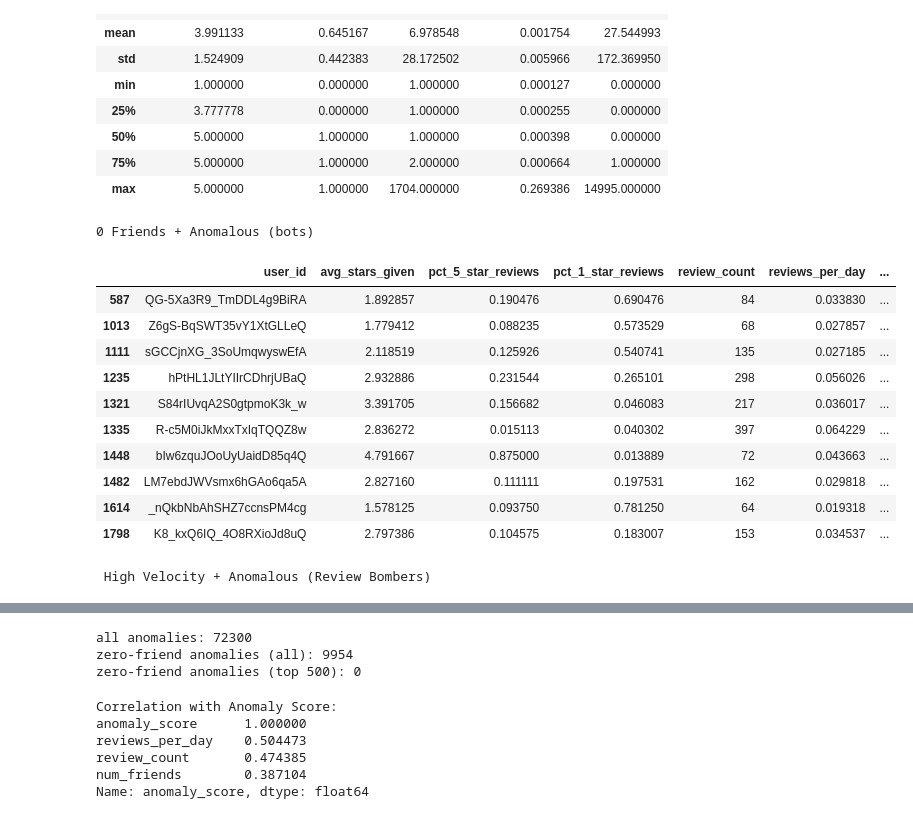
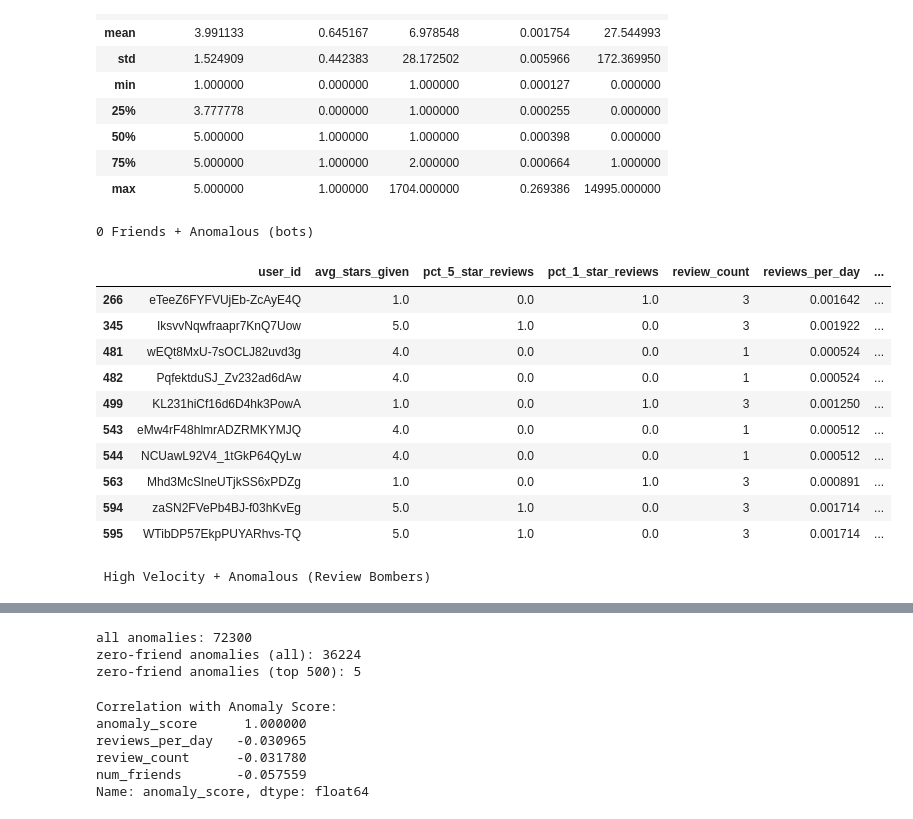
Before and after one commit to lpakingan/DATA228_GroupProject, a Jupyter notebook: notebooks/user_anomaly_analysis.ipynb, the cells around one changed output, grey strips where cells are left out. Saved outputs shown, nothing was run; the diff lists cells and outputs as text; code cells hidden in the pictures.

```diff
--- a/notebooks/user_anomaly_analysis.ipynb
+++ b/notebooks/user_anomaly_analysis.ipynb
@@ -56,47 +56,47 @@ df[df["is_anomaly"] == 1][[
 import pandas as pd
 from pathlib import Path
 
-# Load Phase 2 results
+# Load Phase 2 results (winner sweep output)
 PROJECT_ROOT = Path.cwd().parent
-ANOMALY_PATH = PROJECT_ROOT / "outputs" / "user_anomaly_scores.parquet"
+ANOMALY_PATH = PROJECT_ROOT / "outputs" / "user_anomaly_scores_winner.parquet"
 
 df = pd.read_parquet(ANOMALY_PATH)
 
 top_anomalies = (
     df[df["is_anomaly"] == 1]
     .sort_values("anomaly_score", ascending=False)
 )
 # Find users with 0 friends who are in anomaly list
 # bots
 bots = top_anomalies[
     (top_anomalies['num_friends'] == 0) &
     (top_anomalies['is_anomaly'] == 1)
 ].head(10)
 
 # Find "Review Bombers"
 # (Using 0.1 instead of 1.0 based on max of 0.269)
 bombers = top_anomalies[
     (top_anomalies['reviews_per_day'] > 0.1) &
     (top_anomalies['is_anomaly'] == 1)
 ].head(10)
 
 print("0 Friends + Anomalous (bots)")
 display(bots)
 
 print("\n High Velocity + Anomalous (Review Bombers)")
 display(bombers)
 # %% [output]
 0 Friends + Anomalous (bots)
 |  | user_id | avg_stars_given | pct_5_star_reviews | pct_1_star_reviews | review_count | reviews_per_day | ... |
-| 587 | QG-5Xa3R9_TmDDL4g9BiRA | 1.892857 | 0.190476 | 0.690476 | 84 | 0.033830 | ... |
-| 1013 | Z6gS-BqSWT35vY1XtGLLeQ | 1.779412 | 0.088235 | 0.573529 | 68 | 0.027857 | ... |
-| 1111 | sGCCjnXG_3SoUmqwyswEfA | 2.118519 | 0.125926 | 0.540741 | 135 | 0.027185 | ... |
-| 1235 | hPtHL1JLtYIIrCDhrjUBaQ | 2.932886 | 0.231544 | 0.265101 | 298 | 0.056026 | ... |
-| 1321 | S84rIUvqA2S0gtpmoK3k_w | 3.391705 | 0.156682 | 0.046083 | 217 | 0.036017 | ... |
-| 1335 | R-c5M0iJkMxxTxIqTQQZ8w | 2.836272 | 0.015113 | 0.040302 | 397 | 0.064229 | ... |
-| 1448 | bIw6zquJOoUyUaidD85q4Q | 4.791667 | 0.875000 | 0.013889 | 72 | 0.043663 | ... |
-| 1482 | LM7ebdJWVsmx6hGAo6qa5A | 2.827160 | 0.111111 | 0.197531 | 162 | 0.029818 | ... |
-| 1614 | _nQkbNbAhSHZ7ccnsPM4cg | 1.578125 | 0.093750 | 0.781250 | 64 | 0.019318 | ... |
-| 1798 | K8_kxQ6IQ_4O8RXioJd8uQ | 2.797386 | 0.104575 | 0.183007 | 153 | 0.034537 | ... |
+| 266 | eTeeZ6FYFVUjEb-ZcAyE4Q | 1.0 | 0.0 | 1.0 | 3 | 0.001642 | ... |
+| 345 | IksvvNqwfraapr7KnQ7Uow | 5.0 | 1.0 | 0.0 | 3 | 0.001922 | ... |
+| 481 | wEQt8MxU-7sOCLJ82uvd3g | 4.0 | 0.0 | 0.0 | 1 | 0.000524 | ... |
+| 482 | PqfektduSJ_Zv232ad6dAw | 4.0 | 0.0 | 0.0 | 1 | 0.000524 | ... |
+| 499 | KL231hiCf16d6D4hk3PowA | 1.0 | 0.0 | 1.0 | 3 | 0.001250 | ... |
+| 543 | eMw4rF48hlmrADZRMKYMJQ | 4.0 | 0.0 | 0.0 | 1 | 0.000512 | ... |
+| 544 | NCUawL92V4_1tGkP64QyLw | 4.0 | 0.0 | 0.0 | 1 | 0.000512 | ... |
+| 563 | Mhd3McSlneUTjkSS6xPDZg | 1.0 | 0.0 | 1.0 | 3 | 0.000891 | ... |
+| 594 | zaSN2FVePb4BJ-f03hKvEg | 5.0 | 1.0 | 0.0 | 3 | 0.001714 | ... |
+| 595 | WTibDP57EkpPUYARhvs-TQ | 5.0 | 1.0 | 0.0 | 3 | 0.001714 | ... |
  High Velocity + Anomalous (Review Bombers)
 |  | user_id | avg_stars_given | pct_5_star_reviews | pct_1_star_reviews | review_count | reviews_per_day | ... |
@@ -122,8 +122,8 @@ top_anomalies = anomalies.sort_values("anomaly_score", ascending=False).head(500
 print("zero-friend anomalies (top 500):", ((top_anomalies["num_friends"] == 0)).sum())
 # %% [output]
 all anomalies: 72300
-zero-friend anomalies (all): 9954
-zero-friend anomalies (top 500): 0
+zero-friend anomalies (all): 36224
+zero-friend anomalies (top 500): 5
 # %%
 # Calculate correlation between all numeric columns
 correlation_matrix = df[["anomaly_score", "num_friends", "reviews_per_day", "review_count"]].corr()
@@ -134,9 +134,9 @@ print(correlation_matrix["anomaly_score"].sort_values(ascending=False))
 # %% [output]
 Correlation with Anomaly Score:
 anomaly_score      1.000000
-reviews_per_day    0.504473
-review_count       0.474385
-num_friends        0.387104
+reviews_per_day   -0.030965
+review_count      -0.031780
+num_friends       -0.057559
 Name: anomaly_score, dtype: float64
 # %%
 import matplotlib.pyplot as plt
```
Also changed, not shown: parts of 9 cells of this notebook.
